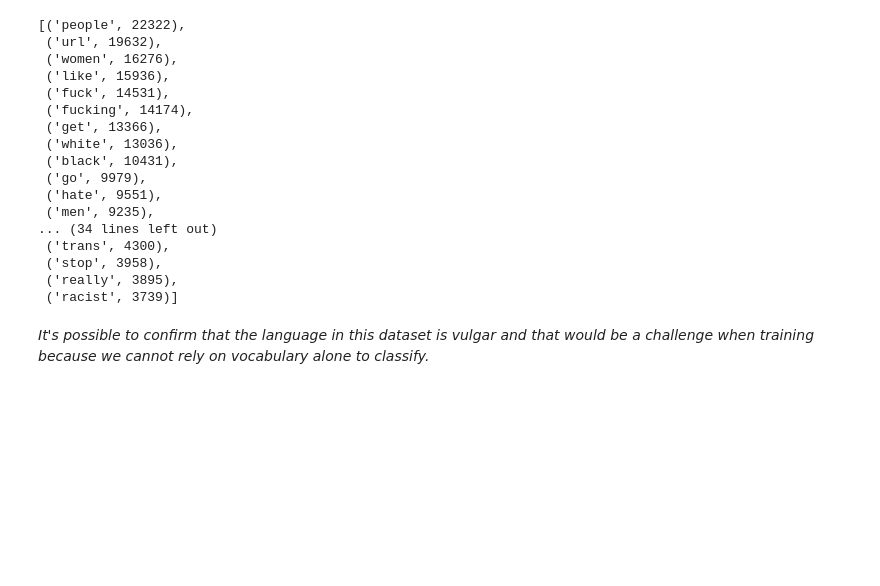
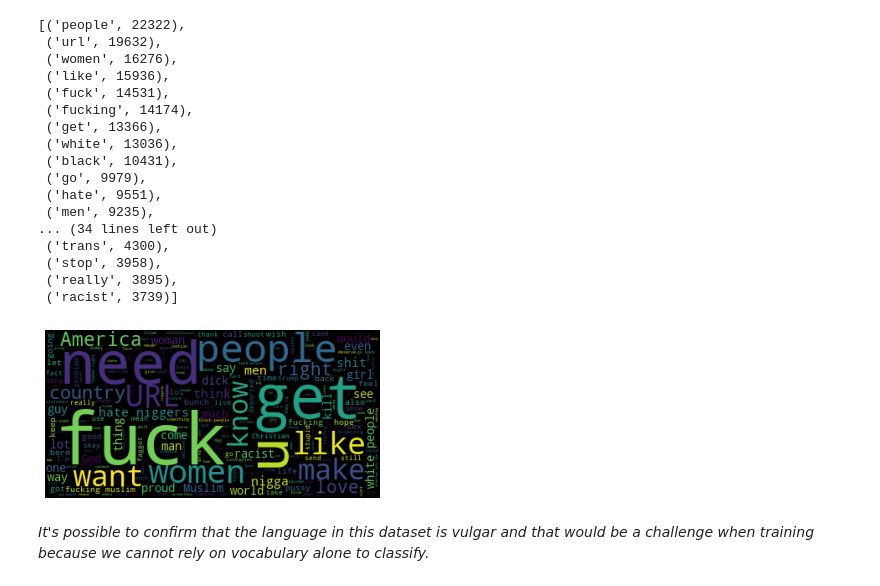
Before and after one commit to utkarshsaboo45/BERT-Hate_Speech_Detection, a Jupyter notebook: notebooks/EDA.ipynb, the cells around one changed output. Drawn from its saved outputs; the diff is of its cells as text; code cells hidden in the pictures; blank space fills up the shorter version.

```diff
--- a/notebooks/EDA.ipynb
+++ b/notebooks/EDA.ipynb
@@ -125,5 +130,12 @@ word_counter.most_common(50)
  ('stop', 3958),
  ('really', 3895),
  ('racist', 3739)]
+# %%
+wordcloud = WordCloud(stopwords = stopwords_set).generate(" ".join([sentence["text"] for sentence in dataset["train"]]))
+plt.imshow(wordcloud)
+plt.axis("off")
+plt.show()
+# %% [output]
+[figure, added]
 # %% [markdown]
 _It's possible to confirm that the language in this dataset is vulgar and that would be a challenge when training because we cannot rely on vocabulary alone to classify._
```
Also changed, not shown: parts of 3 cells of this notebook.
